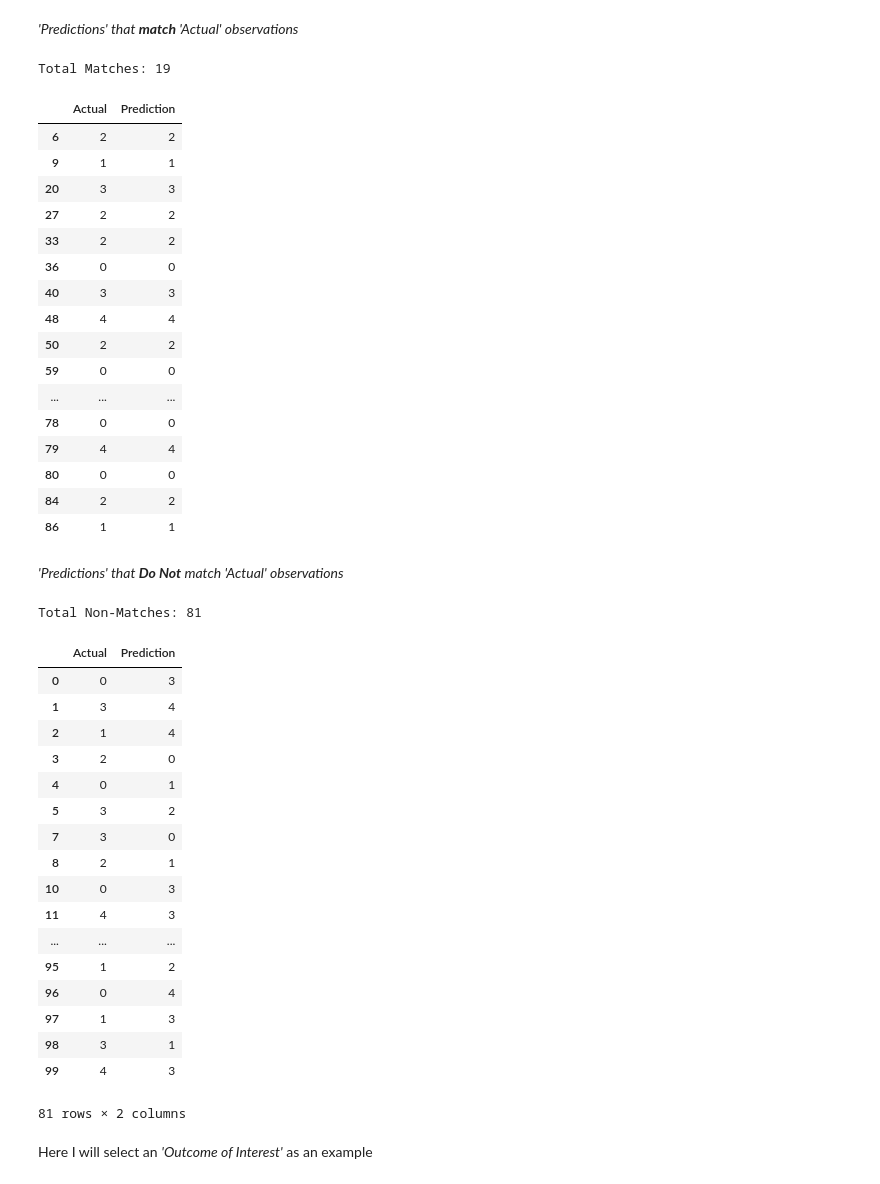
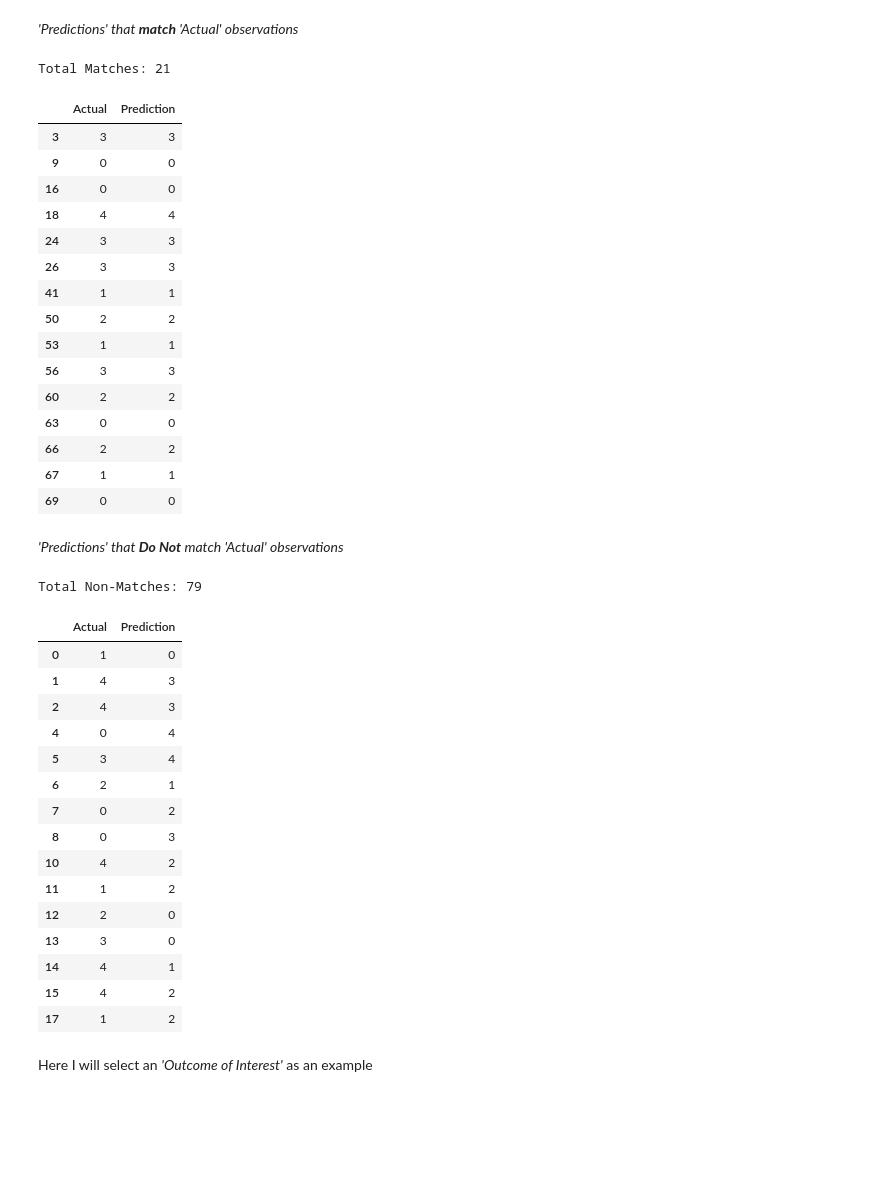
Before and after one commit to pmleffers/ConfusionMatrix, a Jupyter notebook: Confusion Matrix.ipynb, the cells around one changed output. Cells and saved outputs as stored; diff of their text form; code cells hidden in the pictures; blank space fills up the shorter version.

```diff
--- a/Confusion Matrix.ipynb
+++ b/Confusion Matrix.ipynb
@@ -216,6 +209,6 @@ Here I am creating random numbers to demonstrate a somewhat realistic example us
 Actual=pd.DataFrame(np.random.randint(5, size=(1, 100)).reshape(100,1),columns=['Actual'])
 Actual_Range=int((max(Actual['Actual'])+1)-min(Actual['Actual']))#Range of Actual data
 Prediction=pd.DataFrame(np.random.randint(Actual_Range, size=(1, 100)).reshape(100,1),columns=['Prediction'])
-Table=Actual
+Table=pd.DataFrame(Actual['Actual'])
 Table['Prediction']=Prediction
-Table
+#Table[:15]
@@ -243,53 +217,50 @@ Table
 # %%
 Matches=Table[Table['Actual']==Table['Prediction']]
 print('Total Matches: '+str(len(Matches['Prediction'])))
 
-Matches
+Matches[:15]
 # %% [output]
-Total Matches: 19
+Total Matches: 21
 |  | Actual | Prediction |
-| 6 | 2 | 2 |
-| 9 | 1 | 1 |
-| 20 | 3 | 3 |
-| 27 | 2 | 2 |
-| 33 | 2 | 2 |
-| 36 | 0 | 0 |
-| 40 | 3 | 3 |
-| 48 | 4 | 4 |
+| 3 | 3 | 3 |
+| 9 | 0 | 0 |
+| 16 | 0 | 0 |
+| 18 | 4 | 4 |
+| 24 | 3 | 3 |
+| 26 | 3 | 3 |
+| 41 | 1 | 1 |
 | 50 | 2 | 2 |
-| 59 | 0 | 0 |
-| ... | ... | ... |
-| 78 | 0 | 0 |
-| 79 | 4 | 4 |
-| 80 | 0 | 0 |
-| 84 | 2 | 2 |
-| 86 | 1 | 1 |
+| 53 | 1 | 1 |
+| 56 | 3 | 3 |
+| 60 | 2 | 2 |
+| 63 | 0 | 0 |
+| 66 | 2 | 2 |
+| 67 | 1 | 1 |
+| 69 | 0 | 0 |
 # %% [markdown]
 *'Predictions' that **Do Not** match 'Actual' observations*
 # %%
 NonMatches=Table[Table['Actual']!=Table['Prediction']]
 print('Total Non-Matches: '+str(len(NonMatches['Prediction'])))
-NonMatches
+NonMatches[:15]
 # %% [output]
-Total Non-Matches: 81
+Total Non-Matches: 79
 |  | Actual | Prediction |
-| 0 | 0 | 3 |
-| 1 | 3 | 4 |
-| 2 | 1 | 4 |
-| 3 | 2 | 0 |
-| 4 | 0 | 1 |
-| 5 | 3 | 2 |
-| 7 | 3 | 0 |
-| 8 | 2 | 1 |
-| 10 | 0 | 3 |
-| 11 | 4 | 3 |
-| ... | ... | ... |
-| 95 | 1 | 2 |
-| 96 | 0 | 4 |
-| 97 | 1 | 3 |
-| 98 | 3 | 1 |
-| 99 | 4 | 3 |
+| 0 | 1 | 0 |
+| 1 | 4 | 3 |
+| 2 | 4 | 3 |
+| 4 | 0 | 4 |
+| 5 | 3 | 4 |
+| 6 | 2 | 1 |
+| 7 | 0 | 2 |
+| 8 | 0 | 3 |
+| 10 | 4 | 2 |
+| 11 | 1 | 2 |
+| 12 | 2 | 0 |
+| 13 | 3 | 0 |
+| 14 | 4 | 1 |
+| 15 | 4 | 2 |
+| 17 | 1 | 2 |
-81 rows × 2 columns
 # %% [markdown]
 Here I will select an *'Outcome of Interest'* as an example
 # %%
```
Also changed, not shown: parts of 20 cells of this notebook.
